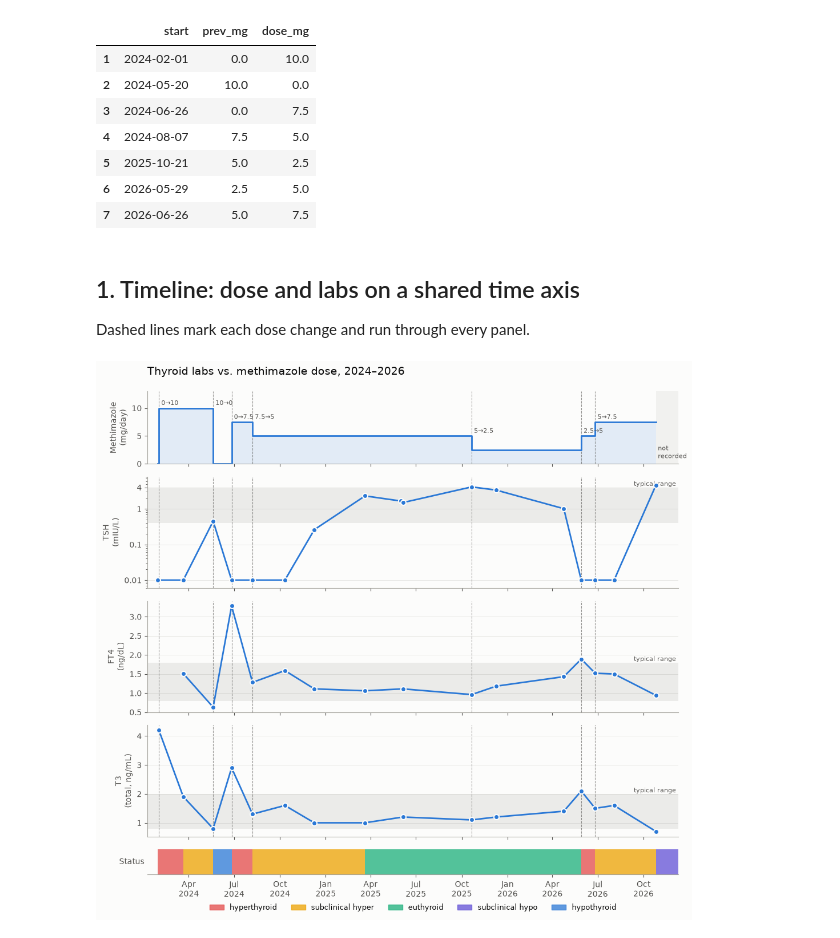
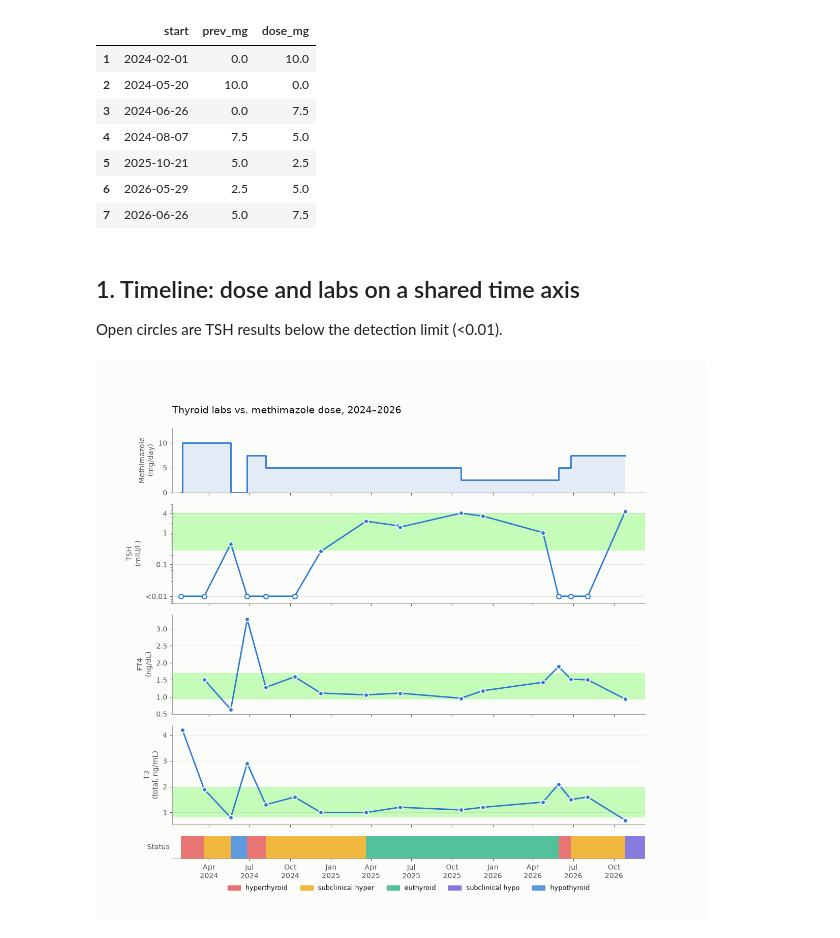
Before and after one commit to DSC-209R-Thyroid-Visualization/Thyroid-Disease-Health, a Jupyter notebook: jpolizzi/dose_response_prototype.ipynb, the cells around one changed output. Saved outputs shown, nothing was run; the diff lists cells and outputs as text; code cells hidden in the pictures.

Commit message:
fix broken graph
Signed-off-by: Joel Polizzi <jppolizzi@ucsd.edu>

```diff
--- a/jpolizzi/dose_response_prototype.ipynb
+++ b/jpolizzi/dose_response_prototype.ipynb
@@ -27,8 +27,8 @@ for df, cols in [(draws, ["date"]), (labs, ["date"]), (dose, ["start", "end"]),
     for c in cols:
         df[c] = pd.to_datetime(df[c])
 
-# Typical adult ranges. Replace with the ranges printed on your lab reports.
-REF = {"TSH": (0.4, 4.0), "FT4": (0.8, 1.8), "T3": (0.8, 2.0)}
+# UCSD lab reference ranges.
+REF = {"TSH": (0.27, 4.20), "FT4": (0.93, 1.7), "T3": (0.8, 2.0)}
 UNITS = {"TSH": "mIU/L", "FT4": "ng/dL", "T3": "total, ng/mL"}
 
 BLUE, ORANGE = "#2a78d6", "#eb6834"
@@ -64,7 +64,7 @@ changes[["start", "prev_mg", "dose_mg"]]
 # %% [markdown]
 ## 1. Timeline: dose and labs on a shared time axis
 
-Dashed lines mark each dose change and run through every panel.
+Open circles are TSH results below the detection limit (<0.01).
 # %%
 x_end = draws["date"].max() + pd.Timedelta(days=45)
 
@@ -72,16 +72,17 @@ fig, axes = plt.subplots(5, 1, figsize=(12, 11), sharex=True,
                          gridspec_kw={"height_ratios": [1.3, 2, 2, 2, 0.45], "hspace": 0.15})
 ax_dose, ax_tsh, ax_ft4, ax_t3, ax_status = axes
 
-# Dose: step line, held at each value until the next change.
+# Methimazole dosing changes
 xs = list(known["start"]) + [known["end"].iloc[-1]]
 ys = list(known["dose_mg"]) + [known["dose_mg"].iloc[-1]]
 ax_dose.step(xs, ys, where="post", color=BLUE, lw=2)
 ax_dose.fill_between(xs, ys, step="post", color=BLUE, alpha=0.12, lw=0)
-ax_dose.axvspan(known["end"].iloc[-1], x_end, color=MUTED, alpha=0.12, lw=0)
-ax_dose.text(known["end"].iloc[-1] + pd.Timedelta(days=4), 1, "not\nrecorded", color=INK2, fontsize=8)
-for _, c in changes.iterrows():
-    ax_dose.annotate(f"{c.prev_mg:g}→{c.dose_mg:g}", (c.start, max(c.prev_mg, c.dose_mg)),
-                     xytext=(3, 4), textcoords="offset points", fontsize=8, color=INK2)
+
+#ax_dose.axvspan(known["end"].iloc[-1], x_end, color=MUTED, alpha=0.12, lw=0)
+#ax_dose.text(known["end"].iloc[-1] + pd.Timedelta(days=4), 1, "not\nrecorded", color=INK2, fontsize=8)
+#for _, c in changes.iterrows():
+#    ax_dose.annotate(f"{c.prev_mg:g}→{c.dose_mg:g}", (c.start, max(c.prev_mg, c.dose_mg)),
+#                     xytext=(3, 4), textcoords="offset points", fontsize=8, color=INK2)
 ax_dose.set_ylim(0, 13)
 ax_dose.set_ylabel("Methimazole\n(mg/day)")
 
@@ -90,42 +91,44 @@ def lab_panel(ax, lab, log=False):
     s = labs[labs["lab"] == lab].sort_values("date")
     if lab in REF:
         lo, hi = REF[lab]
-        ax.axhspan(lo, hi, color=MUTED, alpha=0.18, lw=0)
-        ax.text(x_end, hi, "typical range ", ha="right", va="bottom", fontsize=8, color=INK2)
+        glow_green = "#39FF14"
+        ax.axhspan(lo, hi, color=glow_green, alpha=0.05, lw=0, zorder=0)
+        ax.axhspan(lo, hi, color=glow_green, alpha=0.10, lw=0, zorder=0)
+        ax.axhspan(lo, hi, color=glow_green, alpha=0.15, lw=0, zorder=0)
+        #ax.axhspan(lo, hi, color=MUTED, alpha=0.18, lw=0)
+        #ax.text(x_end, hi, "typical range ", ha="right", va="bottom", fontsize=8, color=INK2)
     ax.plot(s["date"], s["value"], color=BLUE, lw=2, zorder=2)
-    ax.scatter(s["date"], s["value"], s=42, color=BLUE, edgecolor=SURFACE, lw=1.5, zorder=3)
+    ok, cen = s[~s["censored"]], s[s["censored"]]
+    ax.scatter(ok["date"], ok["value"], s=42, color=BLUE, edgecolor=SURFACE, lw=1.5, zorder=3)
+    ax.scatter(cen["date"], cen["value"], s=42, facecolor=SURFACE, edgecolor=BLUE, lw=1.5, zorder=3)
     if log:
         ax.set_yscale("log")
     ax.set_ylabel(f"{lab}\n({UNITS[lab]})")
     ax.grid(axis="y", color=MUTED, alpha=0.3, lw=0.6)
 
 
 lab_panel(ax_tsh, "TSH", log=True)
 ax_tsh.set_ylim(0.006, 8)
 ax_tsh.set_yticks([0.01, 0.1, 1, 4])
-ax_tsh.set_yticklabels(["0.01", "0.1", "1", "4"])
+ax_tsh.set_yticklabels(["<0.01", "0.1", "1", "4"])
 lab_panel(ax_ft4, "FT4")
 lab_panel(ax_t3, "T3")
-
-for ax in axes[:4]:
-    for c in changes["start"]:
-        ax.axvline(c, color=INK2, ls="--", lw=0.8, alpha=0.6, zorder=1)
 
 # Status strip: each draw's classification held until the next draw.
 for _, s in status.iterrows():
     end = s["end"] if pd.notna(s["end"]) else x_end
     ax_status.axvspan(s["start"], end, color=STATUS_COLORS[s["status"]], alpha=0.75, lw=0)
 ax_status.set_yticks([])
 ax_status.spines["left"].set_visible(False)
 ax_status.set_ylabel("Status", rotation=0, ha="right", va="center")
 ax_status.legend(handles=[Patch(color=c, alpha=0.75, label=k.replace("_", " ")) for k, c in STATUS_COLORS.items()],
                  loc="upper center", bbox_to_anchor=(0.5, -0.9), ncol=5, frameon=False, fontsize=9)
 
 ax_status.set_xlim(draws["date"].min() - pd.Timedelta(days=20), x_end)
 ax_status.xaxis.set_major_locator(mdates.MonthLocator(bymonth=[1, 4, 7, 10]))
 ax_status.xaxis.set_major_formatter(mdates.DateFormatter("%b\n%Y"))
 fig.suptitle("Thyroid labs vs. methimazole dose, 2024–2026", x=0.125, y=0.92, ha="left", fontsize=14)
 fig.savefig("timeline.png", dpi=110, bbox_inches="tight")
 plt.show()
 # %% [output]
-[figure, old version]
+[figure, new version]
```
Also changed, not shown: parts of 8 cells of this notebook, 5 other files.
